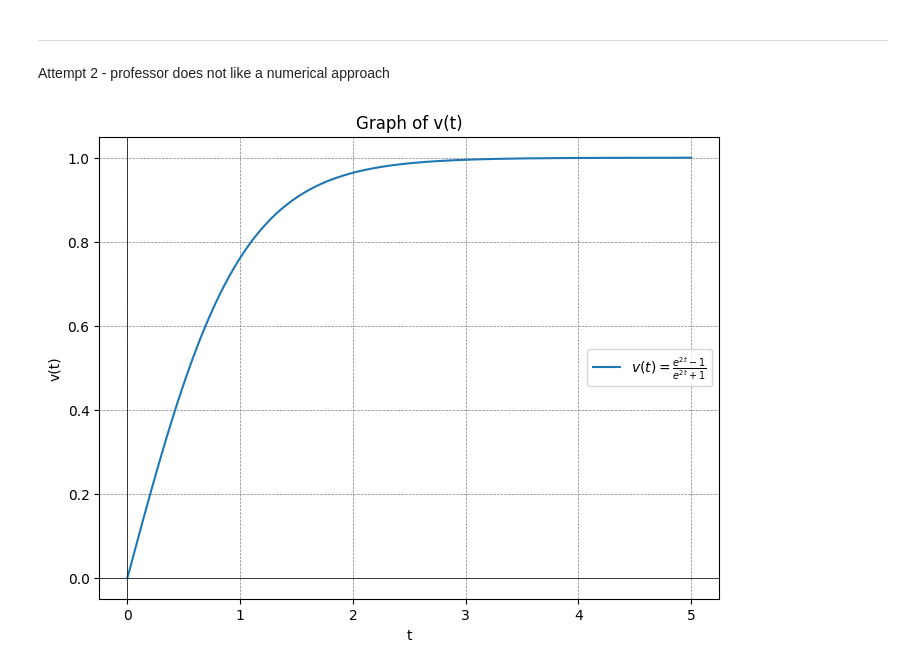
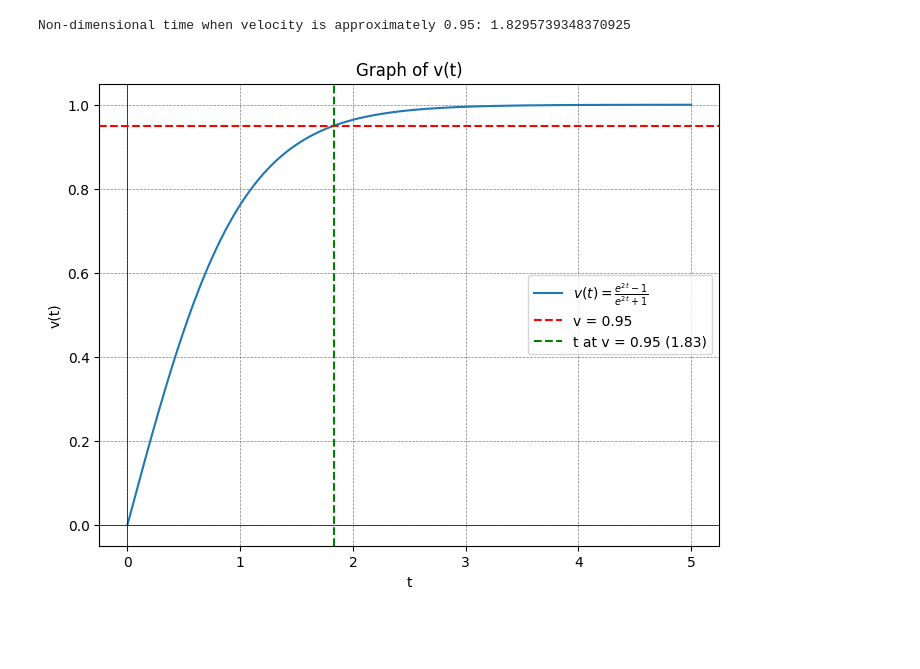
Before and after one commit to aqsnyder/eng_math, a Jupyter notebook: ps_1/problem_1.ipynb, the cells around one changed output. Saved outputs shown, nothing was run; the diff lists cells and outputs as text; code cells hidden in the pictures; blank space fills up the shorter version.

```diff
--- a/ps_1/problem_1.ipynb
+++ b/ps_1/problem_1.ipynb
@@ -68,31 +3,35 @@ plt.show()
-# %% [markdown]
----
-# %% [markdown]
-Attempt 2 - professor does not like a numerical approach
 # %%
 import numpy as np
 import matplotlib.pyplot as plt
 
 # Define the function v(t)
 def v(t):
     return (np.exp(2*t) - 1) / (np.exp(2*t) + 1)
 
 # Generate a range of t values
 t = np.linspace(0, 5, 400)
 
 # Calculate v for each t
 v_values = v(t)
 
+# Find the time t when velocity v is approximately 0.95
+target_v = 0.95
+t_at_target_v = t[np.abs(v_values - target_v).argmin()]
+print(f"Non-dimensional time when velocity is approximately {target_v}: {t_at_target_v}")
+
 # Create the plot
 plt.figure(figsize=(8, 6))
 plt.plot(t, v_values, label=r'$v(t) = \frac{e^{2t} - 1}{e^{2t} + 1}$')
 plt.title('Graph of v(t)')
 plt.xlabel('t')
 plt.ylabel('v(t)')
-plt.axhline(0, color='black',linewidth=0.5)
-plt.axvline(0, color='black',linewidth=0.5)
-plt.grid(color = 'gray', linestyle = '--', linewidth = 0.5)
+plt.axhline(0, color='black', linewidth=0.5)
+plt.axvline(0, color='black', linewidth=0.5)
+plt.axhline(target_v, color='red', linestyle='--', label='v = 0.95')
+plt.axvline(t_at_target_v, color='green', linestyle='--', label=f't at v = 0.95 ({t_at_target_v:.2f})')
+plt.grid(color='gray', linestyle='--', linewidth=0.5)
 plt.legend()
 plt.show()
 # %% [output]
+Non-dimensional time when velocity is approximately 0.95: 1.8295739348370925
-[figure, old version]
+[figure, new version]
```
Also changed, not shown: parts of 3 cells of this notebook, 8 other files.
